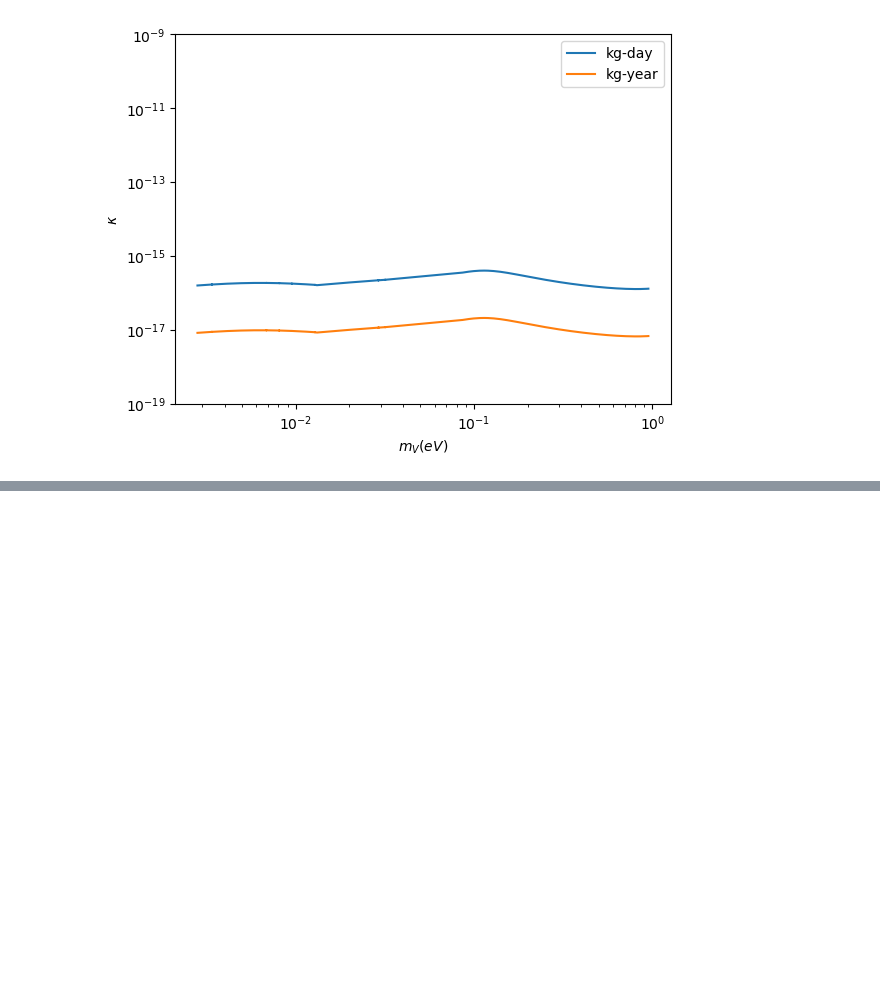
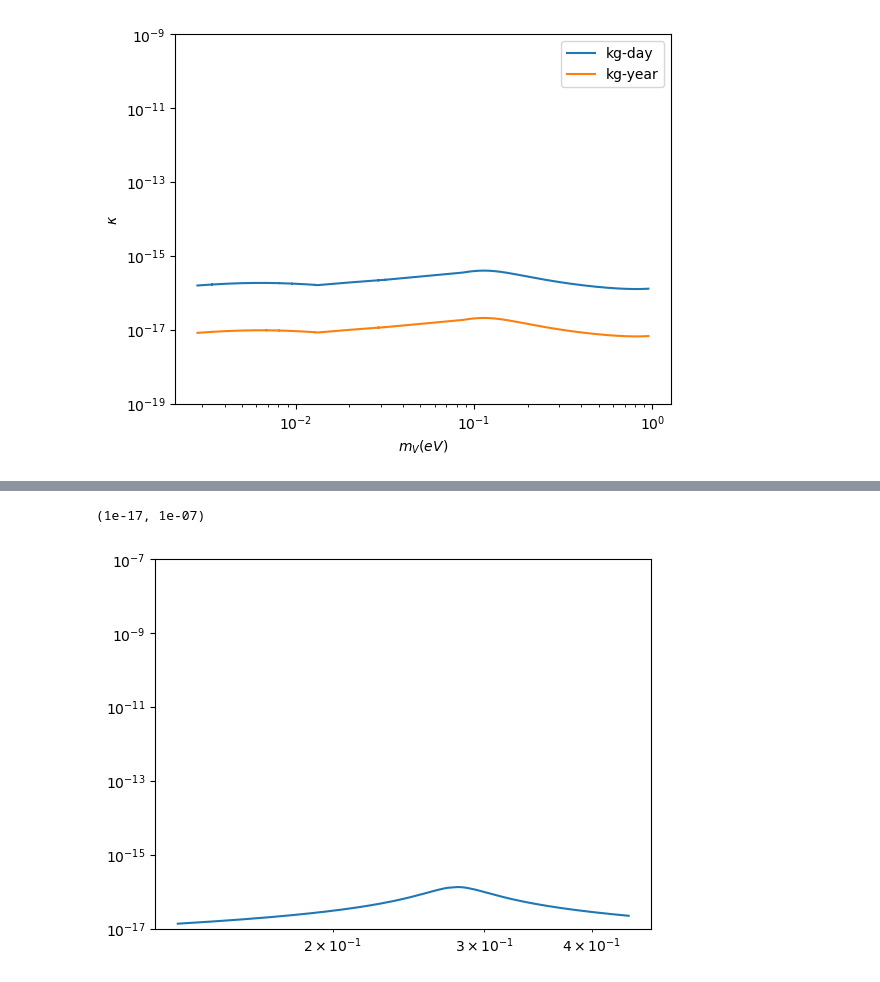
Before and after one commit to robalvess/Projeto-1---2025, a Jupyter notebook: try.ipynb, the cells around one changed output, grey strips where cells are left out. Drawn from its saved outputs; the diff is of its cells as text; code cells hidden in the pictures; blank space fills up the shorter version.

```diff
--- a/try.ipynb
+++ b/try.ipynb
@@ -261,0 +265,22 @@ plt.legend()
+# %%
+dataDY3 = pd.read_csv('dyIII-data.csv', sep=';', header=None)
+
+dataDY3 = dataDY3*cmtoev
+
+conversion_2 = 870/(1405.39*2.68e-3)
+
+dataDY3.iloc[:,1] = dataDY3.iloc[:,1]*conversion_2
+
+fit5 = np.polyfit(dataDY3.iloc[:,0], dataDY3.iloc[:,1],2)
+
+func5 = np.poly1d(fit5)
+# %%
+graphkgyearDY3 = [kappa(dataDY3.iloc[x,0], func5(dataDY3.iloc[x,0])) for x in range(len(dataDY3))]
+
+plt.plot(dataDY3.iloc[:,0], graphkgyearDY3)
+plt.xscale('log')
+plt.yscale('log')
+plt.ylim(1e-17,1e-7)
+# %% [output]
+(1e-17, 1e-07)
+[figure, added]
```
Also changed, not shown: parts of 7 cells of this notebook.
